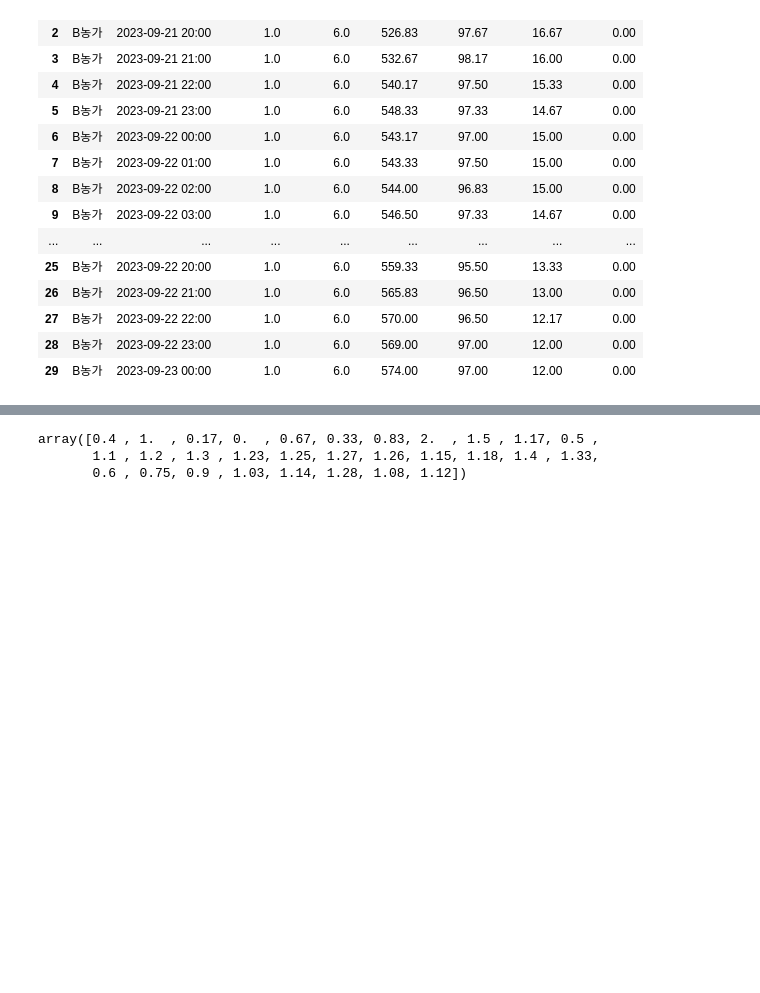
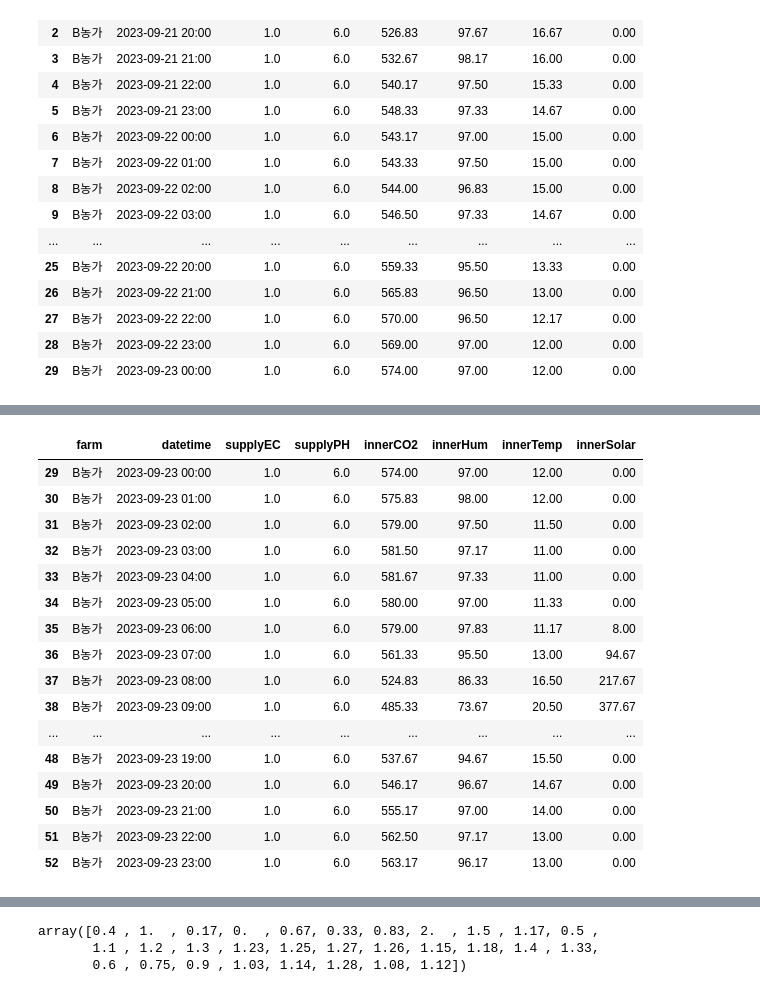
Before and after one commit to CodeArt-Team/MLcompetetion, a Jupyter notebook: BerryMachineLearning/input정제_Kang.ipynb, the cells around one changed output, grey strips where cells are left out. Drawn from its saved outputs; the diff is of its cells as text; code cells hidden in the pictures; blank space fills up the shorter version.

```diff
--- a/BerryMachineLearning/input정제_Kang.ipynb
+++ b/BerryMachineLearning/input정제_Kang.ipynb
@@ -365,3 +365,5 @@ plt.show()
 | 27 | B농가 | 2023-09-22 22:00 | 1.0 | 6.0 | 570.00 | 96.50 | 12.17 | 0.00 |
 | 28 | B농가 | 2023-09-22 23:00 | 1.0 | 6.0 | 569.00 | 97.00 | 12.00 | 0.00 |
 | 29 | B농가 | 2023-09-23 00:00 | 1.0 | 6.0 | 574.00 | 97.00 | 12.00 | 0.00 |
+# %%
+usedata = 환경B[6:]
@@ -367,0 +432,20 @@ plt.show()
+# %%
+usedata[23:47]
+# %% [output]
+|  | farm | datetime | supplyEC | supplyPH | innerCO2 | innerHum | innerTemp | innerSolar |
+| 29 | B농가 | 2023-09-23 00:00 | 1.0 | 6.0 | 574.00 | 97.00 | 12.00 | 0.00 |
+| 30 | B농가 | 2023-09-23 01:00 | 1.0 | 6.0 | 575.83 | 98.00 | 12.00 | 0.00 |
+| 31 | B농가 | 2023-09-23 02:00 | 1.0 | 6.0 | 579.00 | 97.50 | 11.50 | 0.00 |
+| 32 | B농가 | 2023-09-23 03:00 | 1.0 | 6.0 | 581.50 | 97.17 | 11.00 | 0.00 |
+| 33 | B농가 | 2023-09-23 04:00 | 1.0 | 6.0 | 581.67 | 97.33 | 11.00 | 0.00 |
+| 34 | B농가 | 2023-09-23 05:00 | 1.0 | 6.0 | 580.00 | 97.00 | 11.33 | 0.00 |
+| 35 | B농가 | 2023-09-23 06:00 | 1.0 | 6.0 | 579.00 | 97.83 | 11.17 | 8.00 |
+| 36 | B농가 | 2023-09-23 07:00 | 1.0 | 6.0 | 561.33 | 95.50 | 13.00 | 94.67 |
+| 37 | B농가 | 2023-09-23 08:00 | 1.0 | 6.0 | 524.83 | 86.33 | 16.50 | 217.67 |
+| 38 | B농가 | 2023-09-23 09:00 | 1.0 | 6.0 | 485.33 | 73.67 | 20.50 | 377.67 |
+| ... | ... | ... | ... | ... | ... | ... | ... | ... |
+| 48 | B농가 | 2023-09-23 19:00 | 1.0 | 6.0 | 537.67 | 94.67 | 15.50 | 0.00 |
+| 49 | B농가 | 2023-09-23 20:00 | 1.0 | 6.0 | 546.17 | 96.67 | 14.67 | 0.00 |
+| 50 | B농가 | 2023-09-23 21:00 | 1.0 | 6.0 | 555.17 | 97.00 | 14.00 | 0.00 |
+| 51 | B농가 | 2023-09-23 22:00 | 1.0 | 6.0 | 562.50 | 97.17 | 13.00 | 0.00 |
+| 52 | B농가 | 2023-09-23 23:00 | 1.0 | 6.0 | 563.17 | 96.17 | 13.00 | 0.00 |
```
Also changed, not shown: parts of 6 cells of this notebook.
